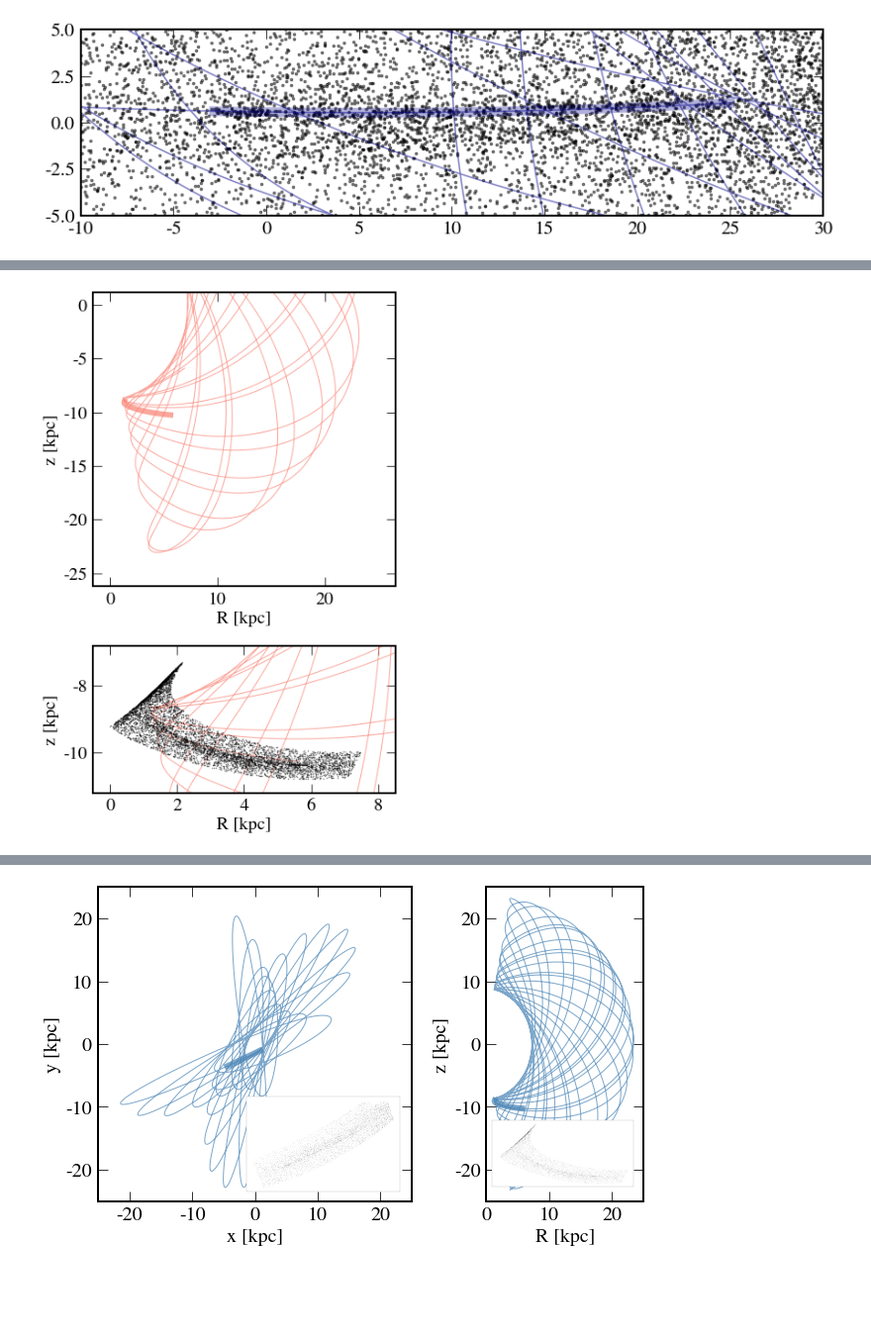
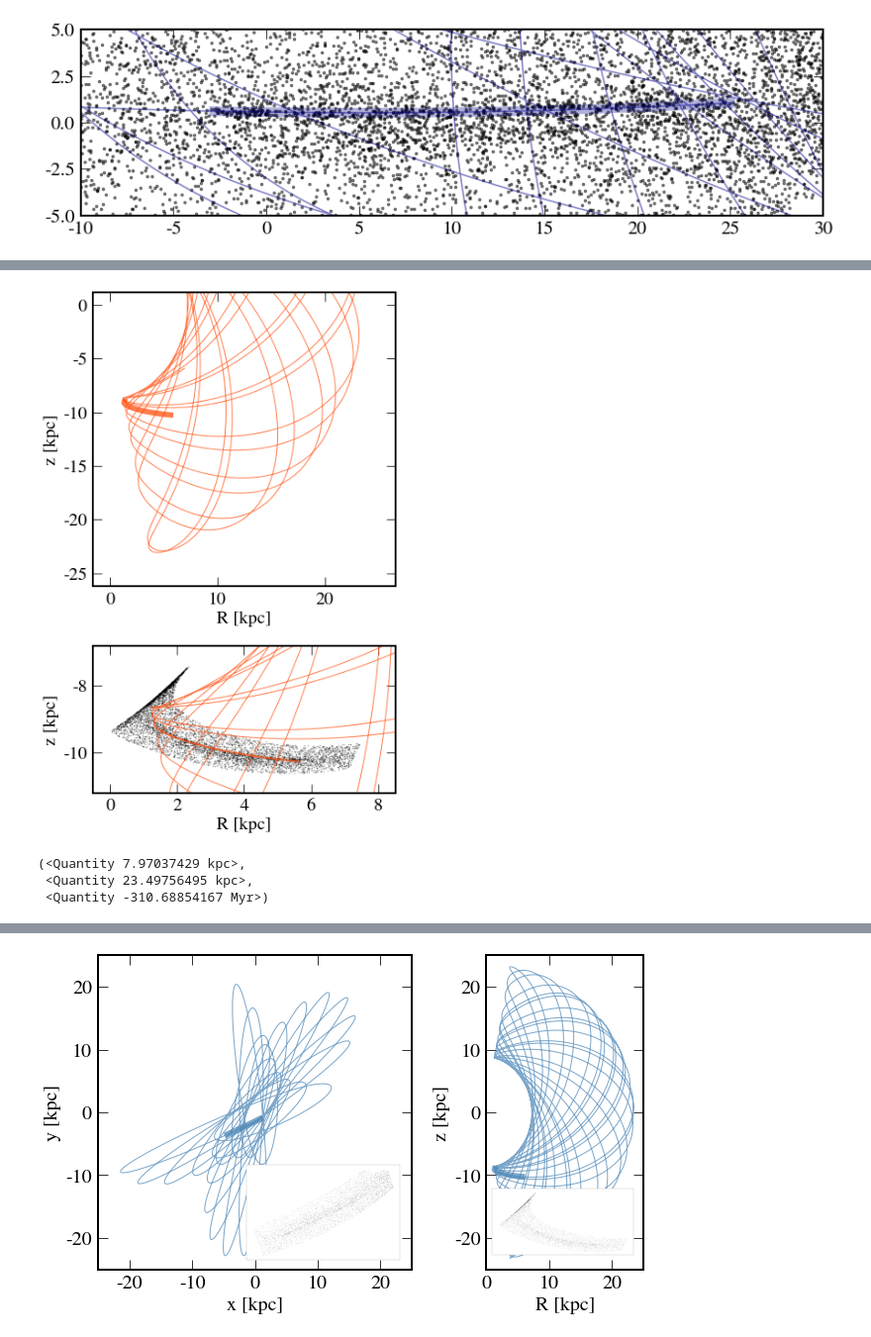
Before and after one commit to abonaca/jhelum, a Jupyter notebook: notebooks/paper.ipynb, the cells around one changed output, grey strips where cells are left out. Shown at 99% size. Drawn from its saved outputs; the diff is of its cells as text; code cells hidden in the pictures; blank space fills up the shorter version.

Commit message:
orbits for paper

```diff
--- a/notebooks/paper.ipynb
+++ b/notebooks/paper.ipynb
@@ -160,8 +160,8 @@ def jhelum_dist(phi1, d0=12.8, d1=0, d2=0):
     p1, p2 = 0, 20
     if (d1==0) | (d2==0):
         d1, d2 = d0, d0
-    m = (d2-d1) / (p1-p2)
-    return (m*phi1.wrap_at(wangle).value + d1) * u.kpc
+    m = (d2-d1) / (p2-p1)
+    return (m*(phi1.wrap_at(wangle).value - p1) + d1) * u.kpc
 # %%
 # adopt 13kpc
 d0 = 13
@@ -793,3 +793,16 @@ plt.tight_layout()
 plt.savefig('../plots/orbit_onsky.png')
 # %% [output]
 [figure]
+# %%
+def jhelum_dist(phi1, d0=12.8, d1=0, d2=0):
+    p1, p2 = 0, 20
+    if (d1==0) | (d2==0):
+        d1, d2 = d0, d0
+    m = (d2-d1) / (p2-p1)
+    return (m*(phi1.wrap_at(wangle).value - p1) + d1) * u.kpc
+# %%
+i1 = np.argmin(np.abs(model_jhelum.phi1.wrap_at(wangle)))
+i2 = np.argmin(np.abs(model_jhelum.phi1.wrap_at(wangle)-20*u.deg))
+d1, d2 = model_jhelum.distance[i1].value, model_jhelum.distance[i2].value
+
+print(d1, d2)
@@ -796,12 +811,12 @@ plt.savefig('../plots/orbit_onsky.png')
 # %%
 # adopt 13kpc
-d0 = 13
-d1 = 11.65
-d2 = 11.05
+# d0 = 13
+# d1 = 11.65
+# d2 = 11.05
 
 cj = c.transform_to(Jhelum)
 cj_dist = Jhelum(phi1=cj.phi1, phi2=cj.phi2,
-                    distance=jhelum_dist(cj.phi1, d0=d0, d1=d1, d2=d2),
+                    distance=jhelum_dist(cj.phi1, d1=d1, d2=d2),
                     pm_phi1_cosphi2=cj.pm_phi1_cosphi2,
                     pm_phi2=cj.pm_phi2,
                     radial_velocity=[0]*len(cj)*u.km/u.s)
@@ -818,32 +842,38 @@ R = np.sqrt(cgal.y**2 + cgal.x**2)
 # %%
-color = 'salmon'
+color = 'orangered'
 
 fig, ax = plt.subplots(2,1,figsize=(6,9), subplot_kw={'adjustable': 'datalim'},
                        gridspec_kw={'height_ratios': (2,1)})
 
 plt.sca(ax[0])
 plt.plot(orbit_rr.cylindrical.rho, orbit_rr.cylindrical.z, '-', color=color, alpha=0.7, lw=1)
 plt.plot(fit_orbit.cylindrical.rho, fit_orbit.cylindrical.z, '-', color=color, alpha=0.7, lw=6)
 
 plt.xlabel('R [kpc]')
 plt.ylabel('z [kpc]')
 plt.xlim(0,25)
 plt.ylim(-25,0)
 plt.gca().set_aspect('equal')
 
 plt.sca(ax[1])
 plt.plot(orbit_rr.cylindrical.rho, orbit_rr.cylindrical.z, '-', color=color, alpha=0.7, lw=1)
 # plt.plot(orbit_fwd.cylindrical.rho, orbit_fwd.cylindrical.z, '-', color='steelblue', alpha=0.7, lw=1)
-plt.plot(fit_orbit.cylindrical.rho, fit_orbit.cylindrical.z, '-', color=color, alpha=0.7, lw=1)
-plt.plot(R[pm_mask & cmd_mask], cgal.z[pm_mask & cmd_mask], 'k.', ms=1, alpha=0.5, zorder=10, rasterized=True)
+plt.plot(fit_orbit.cylindrical.rho, fit_orbit.cylindrical.z, '-', color=color, alpha=0.7, lw=2)
+plt.plot(R[pm_mask & cmd_mask], cgal.z[pm_mask & cmd_mask], 'k.', ms=1, alpha=0.3, zorder=0, rasterized=True)
 
 plt.gca().set_aspect('equal')
 plt.xlabel('R [kpc]')
 plt.ylabel('z [kpc]')
 plt.xlim(0,8)
 plt.ylim(-11,-7)
 
 plt.tight_layout()
 plt.savefig('../paper/orbit_cyl.pdf', dpi=200)
 # %% [output]
-[figure, old version]
+[figure, new version]
+# %%
+orbit_rr.pericenter(), orbit_rr.apocenter(), orbit_rr.estimate_period()
+# %% [output]
+(<Quantity 7.97037429 kpc>,
+ <Quantity 23.49756495 kpc>,
+ <Quantity -310.68854167 Myr>)
```
Also changed, not shown: parts of 7 cells of this notebook, 2 other files.
